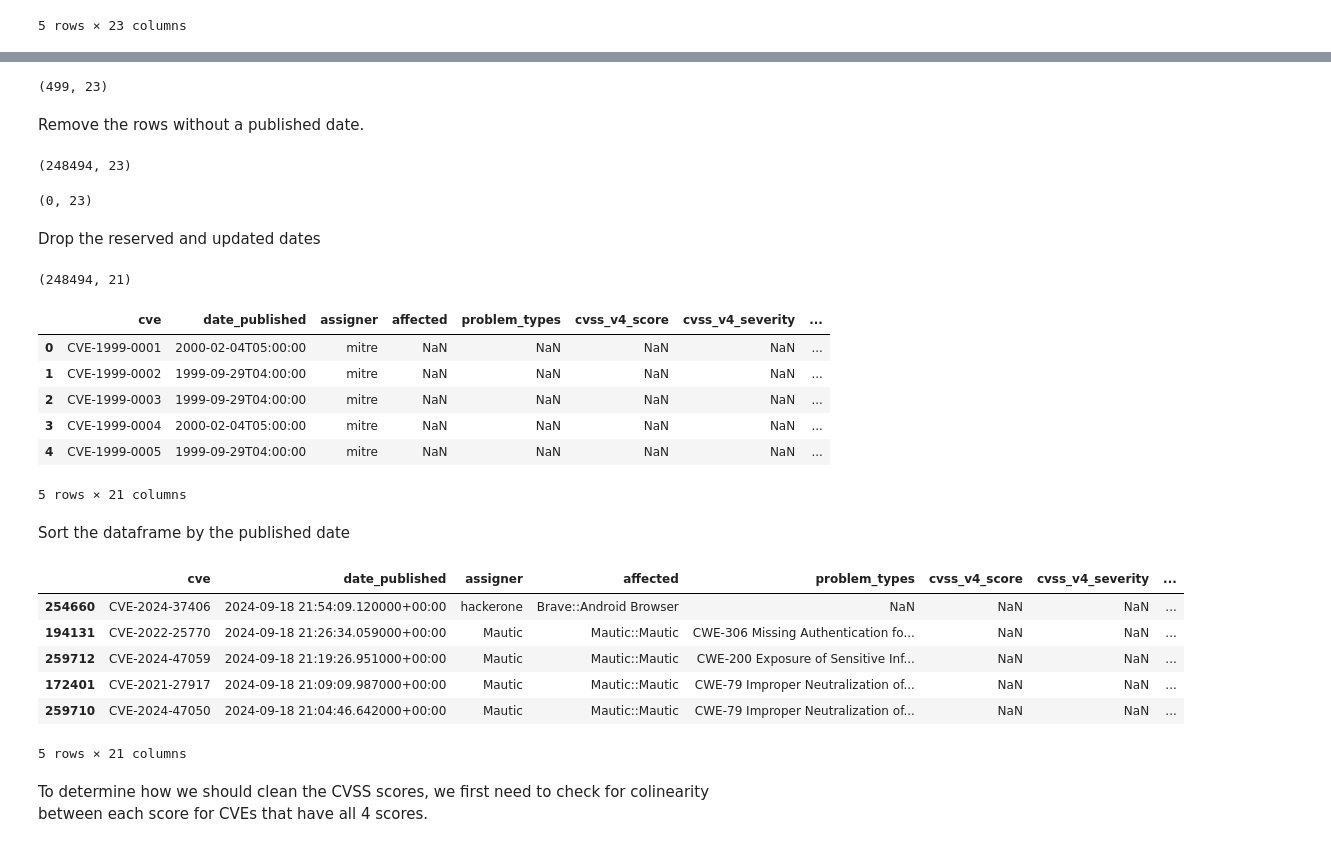
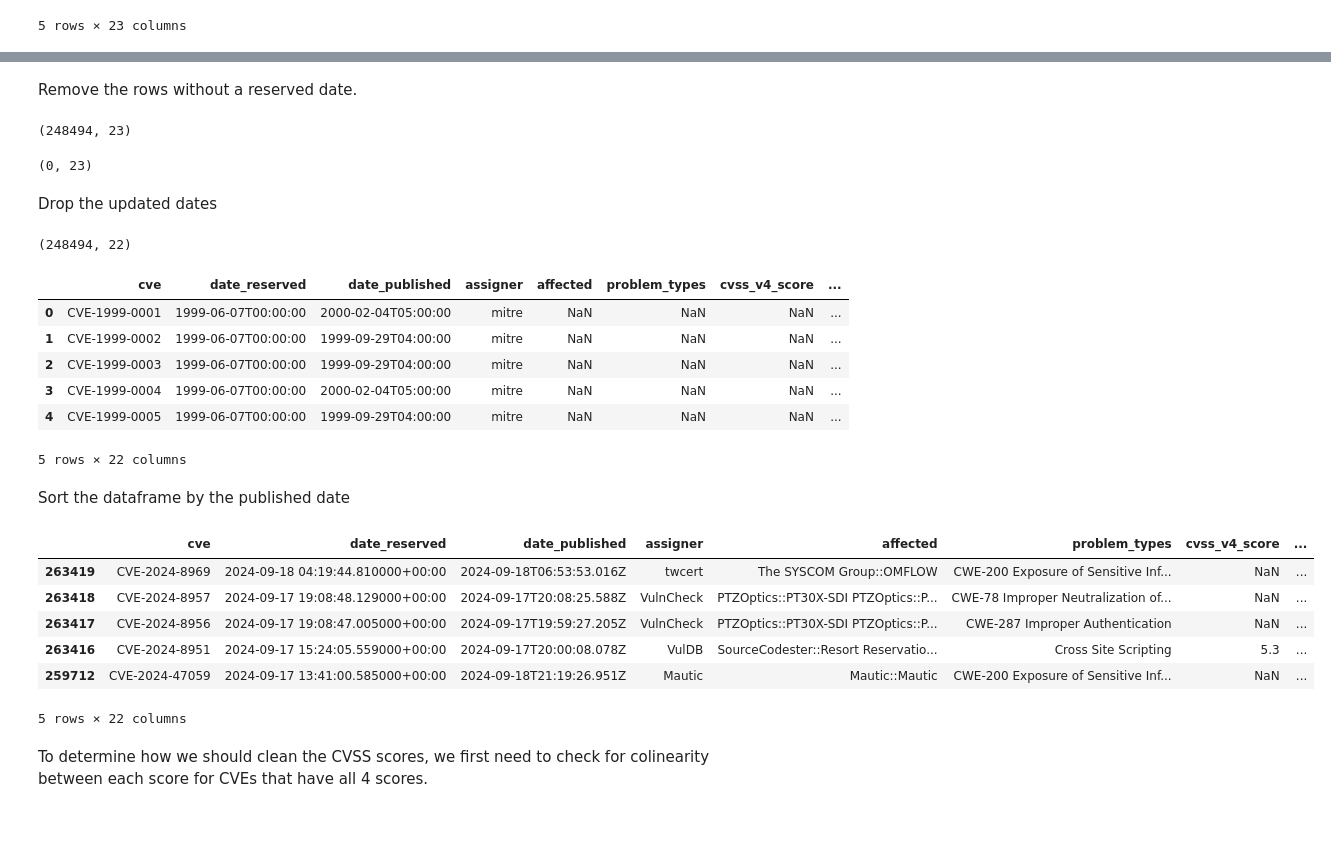
Before and after one commit to ClaytonSnyder/daan881, a Jupyter notebook: Deliverable4/data_cleaning.ipynb, the cells around one changed output, grey strips where cells are left out. Cells and saved outputs as stored; diff of their text form; code cells hidden in the pictures.

```diff
--- a/Deliverable4/data_cleaning.ipynb
+++ b/Deliverable4/data_cleaning.ipynb
@@ -81,55 +97,48 @@ Since there are 3 different dates being tracked the time-order of the data can b
+# %% [markdown]
+Remove the rows without a reserved date.
+# %%
+df.dropna(subset=['date_reserved'], inplace=True)
+
+df.shape
+# %% [output]
+(248494, 23)
 # %%
-without_published = df[df['date_published'].isnull()]
+without_published = df[df['date_reserved'].isnull()]
 
 without_published.shape
 # %% [output]
-(499, 23)
+(0, 23)
-# %% [markdown]
-Remove the rows without a published date.
-# %%
-df.dropna(subset=['date_published'], inplace=True)
-
-df.shape
-# %% [output]
-(248494, 23)
-# %%
-without_published = df[df['date_published'].isnull()]
-
-without_published.shape
-# %% [output]
-(0, 23)
 # %% [markdown]
-Drop the reserved and updated dates
+Drop the updated dates
 # %%
-df = df.drop('date_reserved', axis=1)
 df = df.drop('date_updated', axis=1)
 
 print(df.shape)
 df.head()
 # %% [output]
-(248494, 21)
+(248494, 22)
-|  | cve | date_published | assigner | affected | problem_types | cvss_v4_score | cvss_v4_severity | ... |
-| 0 | CVE-1999-0001 | 2000-02-04T05:00:00 | mitre | NaN | NaN | NaN | NaN | ... |
-| 1 | CVE-1999-0002 | 1999-09-29T04:00:00 | mitre | NaN | NaN | NaN | NaN | ... |
-| 2 | CVE-1999-0003 | 1999-09-29T04:00:00 | mitre | NaN | NaN | NaN | NaN | ... |
-| 3 | CVE-1999-0004 | 2000-02-04T05:00:00 | mitre | NaN | NaN | NaN | NaN | ... |
-| 4 | CVE-1999-0005 | 1999-09-29T04:00:00 | mitre | NaN | NaN | NaN | NaN | ... |
+|  | cve | date_reserved | date_published | assigner | affected | problem_types | cvss_v4_score | ... |
+| 0 | CVE-1999-0001 | 1999-06-07T00:00:00 | 2000-02-04T05:00:00 | mitre | NaN | NaN | NaN | ... |
+| 1 | CVE-1999-0002 | 1999-06-07T00:00:00 | 1999-09-29T04:00:00 | mitre | NaN | NaN | NaN | ... |
+| 2 | CVE-1999-0003 | 1999-06-07T00:00:00 | 1999-09-29T04:00:00 | mitre | NaN | NaN | NaN | ... |
+| 3 | CVE-1999-0004 | 1999-06-07T00:00:00 | 2000-02-04T05:00:00 | mitre | NaN | NaN | NaN | ... |
+| 4 | CVE-1999-0005 | 1999-06-07T00:00:00 | 1999-09-29T04:00:00 | mitre | NaN | NaN | NaN | ... |
-5 rows × 21 columns
+5 rows × 22 columns
 # %% [markdown]
 Sort the dataframe by the published date
 # %%
-df['date_published'] = pd.to_datetime(df['date_published'], format='mixed', utc=True)
-df.sort_values(by='date_published', inplace=True, ascending=False)
+df['date_reserved'] = pd.to_datetime(df['date_reserved'], format='mixed', utc=True)
+df.sort_values(by='date_reserved', inplace=True, ascending=False)
 
 df.head()
 # %% [output]
-|  | cve | date_published | assigner | affected | problem_types | cvss_v4_score | cvss_v4_severity | ... |
-| 254660 | CVE-2024-37406 | 2024-09-18 21:54:09.120000+00:00 | hackerone | Brave::Android Browser | NaN | NaN | NaN | ... |
-| 194131 | CVE-2022-25770 | 2024-09-18 21:26:34.059000+00:00 | Mautic | Mautic::Mautic | CWE-306 Missing Authentication fo... | NaN | NaN | ... |
-| 259712 | CVE-2024-47059 | 2024-09-18 21:19:26.951000+00:00 | Mautic | Mautic::Mautic | CWE-200 Exposure of Sensitive Inf... | NaN | NaN | ... |
-| 172401 | CVE-2021-27917 | 2024-09-18 21:09:09.987000+00:00 | Mautic | Mautic::Mautic | CWE-79 Improper Neutralization of... | NaN | NaN | ... |
-| 259710 | CVE-2024-47050 | 2024-09-18 21:04:46.642000+00:00 | Mautic | Mautic::Mautic | CWE-79 Improper Neutralization of... | NaN | NaN | ... |
+|  | cve | date_reserved | date_published | assigner | affected | problem_types | cvss_v4_score | ... |
+| 263419 | CVE-2024-8969 | 2024-09-18 04:19:44.810000+00:00 | 2024-09-18T06:53:53.016Z | twcert | The SYSCOM Group::OMFLOW | CWE-200 Exposure of Sensitive Inf... | NaN | ... |
+| 263418 | CVE-2024-8957 | 2024-09-17 19:08:48.129000+00:00 | 2024-09-17T20:08:25.588Z | VulnCheck | PTZOptics::PT30X-SDI PTZOptics::P... | CWE-78 Improper Neutralization of... | NaN | ... |
+| 263417 | CVE-2024-8956 | 2024-09-17 19:08:47.005000+00:00 | 2024-09-17T19:59:27.205Z | VulnCheck | PTZOptics::PT30X-SDI PTZOptics::P... | CWE-287 Improper Authentication | NaN | ... |
+| 263416 | CVE-2024-8951 | 2024-09-17 15:24:05.559000+00:00 | 2024-09-17T20:00:08.078Z | VulDB | SourceCodester::Resort Reservatio... | Cross Site Scripting | 5.3 | ... |
+| 259712 | CVE-2024-47059 | 2024-09-17 13:41:00.585000+00:00 | 2024-09-18T21:19:26.951Z | Mautic | Mautic::Mautic | CWE-200 Exposure of Sensitive Inf... | NaN | ... |
-5 rows × 21 columns
+5 rows × 22 columns
 # %% [markdown]
 To determine how we should clean the CVSS scores, we first need to check for colinearity between each score for CVEs that have all 4 scores.
 # %%
```
Also changed, not shown: parts of 9 cells of this notebook, 1 other file.
